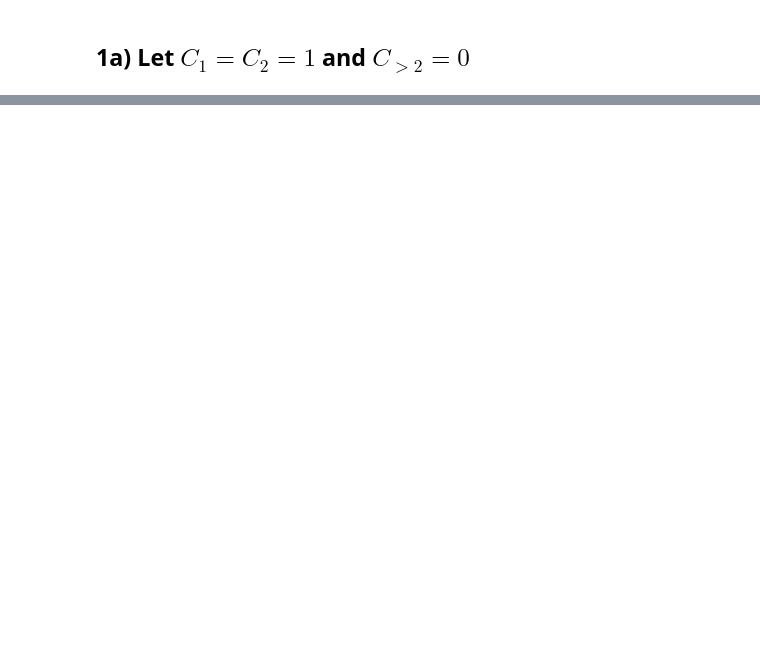
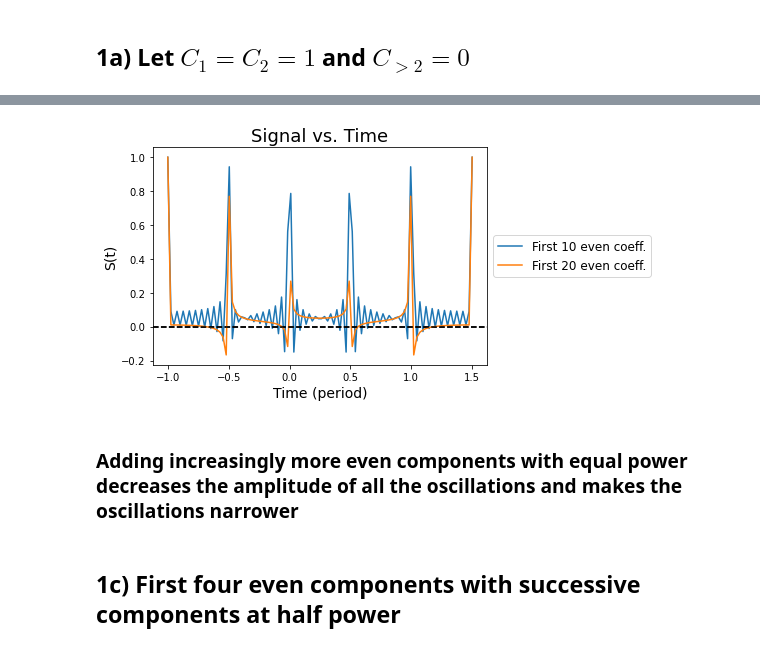
Before and after one commit to jlilly364/ASTR5490, a Jupyter notebook: HW2/PlanetsHW2.ipynb, the cells around one changed output, grey strips where cells are left out. Drawn from its saved outputs; the diff is of its cells as text; code cells hidden in the pictures; blank space fills up the shorter version.

```diff
--- a/HW2/PlanetsHW2.ipynb
+++ b/HW2/PlanetsHW2.ipynb
@@ -102,0 +158,19 @@ fourierOddEven.FourierPlotter('solid')
+# %%
+# Define array with different numbers of coefficients
+numComponents = [10,20]
+# %%
+# Plot Fourier series with different numbers of terms
+for num in numComponents:
+
+    # Make list of ones
+    c = np.ones(num)
+
+    # Create instance of Fourier class and plot Fourier series
+    instance = Fourier(c,start=-1,end=1.5,parity='even')
+    instance.FourierPlotter(xaxis='time')
+# %% [output]
+[figure, added]
+# %% [markdown]
+### Adding increasingly more even components with equal power decreases the amplitude of all the oscillations and makes the oscillations narrower
+# %% [markdown]
+## 1c) First four even components with successive components at half power
```
Also changed, not shown: parts of 39 cells of this notebook, 3 other files.
